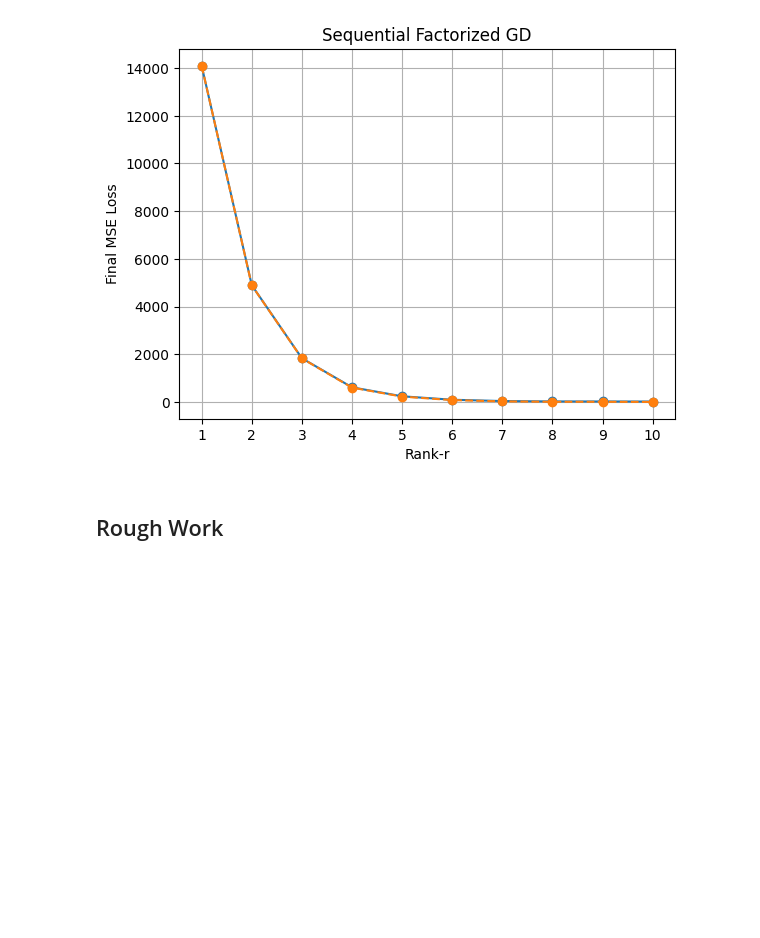
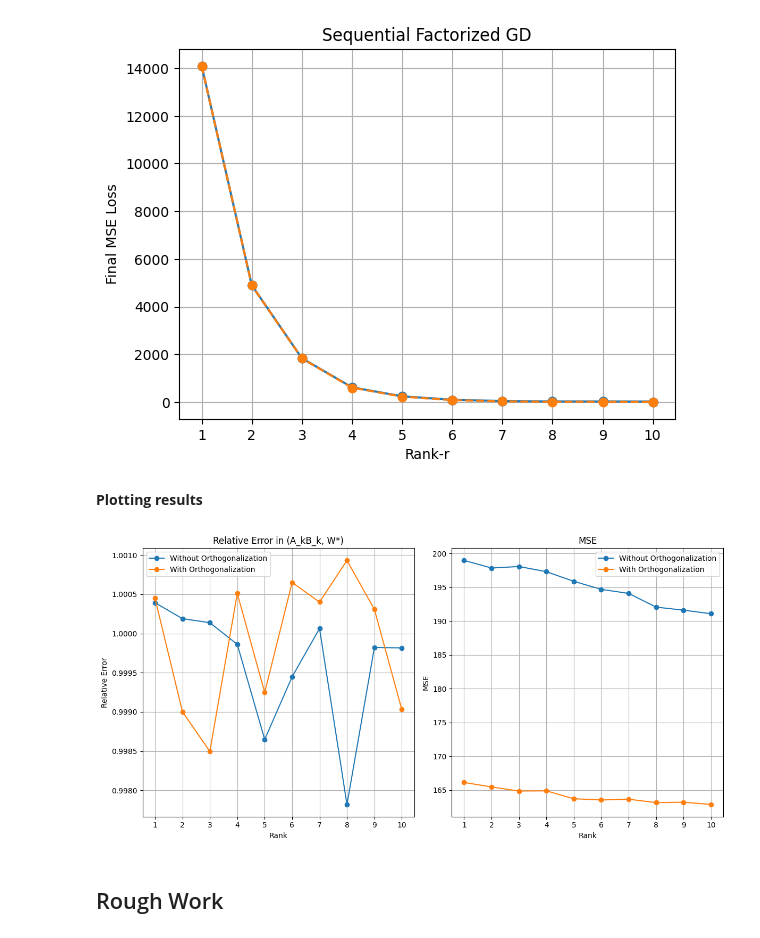
Before and after one commit to nikhil-chigali/Sequential-Low-Rank-Regression, a Jupyter notebook: sequential_low_rank_regression.ipynb, the cells around one changed output. Saved outputs shown, nothing was run; the diff lists cells and outputs as text; code cells hidden in the pictures; blank space fills up the shorter version.

```diff
--- a/sequential_low_rank_regression.ipynb
+++ b/sequential_low_rank_regression.ipynb
@@ -1114,6 +1057,45 @@ plt.grid()
 plt.show()
 # %% [output]
 [figure]
+# %% [markdown]
+**Plotting results**
+# %%
+import numpy as np
+import matplotlib.pyplot as plt
+
+orth_results = "results/exps/sequential_factorizedGD_d=100_n=100_m=50_r=10_orthogonalize=True/results.npz"
+results = "results/exps/sequential_factorizedGD_d=100_n=100_m=50_r=10_orthogonalize=False/results.npz"
+
+# Load the results
+orth_results = np.load(orth_results, allow_pickle=True)['arr_0'].tolist()
+results = np.load(results, allow_pickle=True)['arr_0'].tolist()
+
+ranks = range(1, 11)
+fig, ax = plt.subplots(1, 2, figsize=(12, 6))
+ax[0].plot(
+    ranks, [results['error_logs'][k]["rel_error_W"][-1] for k in range(10)], marker="o", label="Without Orthogonalization"
+)
+ax[0].plot(
+    ranks, [orth_results['error_logs'][k]["rel_error_W"][-1] for k in range(10)], marker="o", label="With Orthogonalization"
+)
+ax[1].plot(ranks, [results['error_logs'][k]["mse"][-1] for k in range(10)], marker="o", label="Without Orthogonalization")
+ax[1].plot(ranks, [orth_results['error_logs'][k]["mse"][-1] for k in range(10)], marker="o", label="With Orthogonalization")
+ax[0].set_title("Relative Error in (A_kB_k, W*)")
+ax[1].set_title("MSE")
+ax[0].set_xticks(ranks)
+ax[1].set_xticks(ranks)
+ax[0].set_xlabel("Rank")
+ax[1].set_xlabel("Rank")
+ax[0].set_ylabel("Relative Error")
+ax[1].set_ylabel("MSE")
+ax[0].legend()
+ax[1].legend()
+ax[0].grid()
+ax[1].grid()
+plt.tight_layout()
+plt.show()
+# %% [output]
+[figure, added]
 # %% [markdown]
 ## Rough Work
 # %%
```
Also changed, not shown: parts of 2 cells of this notebook, 26 other files.
